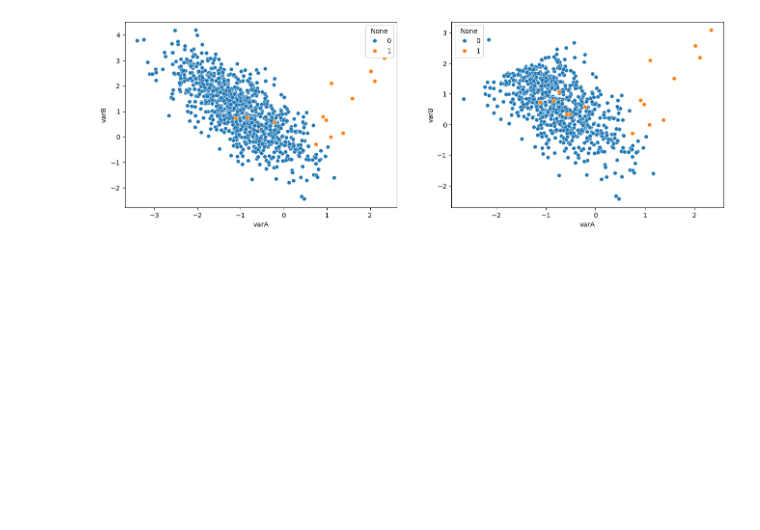
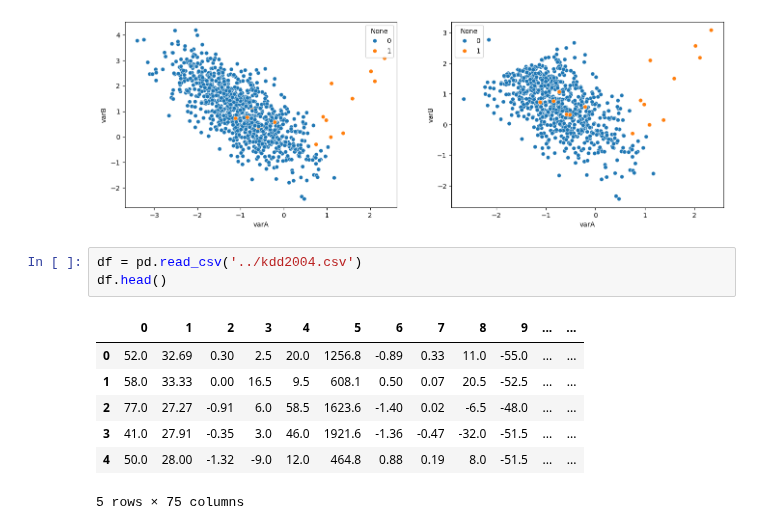
Before and after one commit to MaximillianJacob/Udemy, a Jupyter notebook: machine_learning_imbalanced_data/5_Undersampling/4_One_Sided_Selection.ipynb, the cells around one changed output. Saved outputs shown, nothing was run; the diff lists cells and outputs as text; blank space fills up the shorter version.

```diff
--- a/machine_learning_imbalanced_data/5_Undersampling/4_One_Sided_Selection.ipynb
+++ b/machine_learning_imbalanced_data/5_Undersampling/4_One_Sided_Selection.ipynb
@@ -127,3 +127,14 @@ sns.scatterplot(x='varA', y='varB', data=X_resampled, hue=y_resampled)
 # %% [output]
 <Axes: xlabel='varA', ylabel='varB'>
 [figure]
+# %%
+df = pd.read_csv('../kdd2004.csv')
+df.head()
+# %% [output]
+|  | 0 | 1 | 2 | 3 | 4 | 5 | 6 | 7 | 8 | 9 | ... | ... |
+| 0 | 52.0 | 32.69 | 0.30 | 2.5 | 20.0 | 1256.8 | -0.89 | 0.33 | 11.0 | -55.0 | ... | ... |
+| 1 | 58.0 | 33.33 | 0.00 | 16.5 | 9.5 | 608.1 | 0.50 | 0.07 | 20.5 | -52.5 | ... | ... |
+| 2 | 77.0 | 27.27 | -0.91 | 6.0 | 58.5 | 1623.6 | -1.40 | 0.02 | -6.5 | -48.0 | ... | ... |
+| 3 | 41.0 | 27.91 | -0.35 | 3.0 | 46.0 | 1921.6 | -1.36 | -0.47 | -32.0 | -51.5 | ... | ... |
+| 4 | 50.0 | 28.00 | -1.32 | -9.0 | 12.0 | 464.8 | 0.88 | 0.19 | 8.0 | -51.5 | ... | ... |
+5 rows × 75 columns
```
Also changed, not shown: parts of 7 cells of this notebook.
